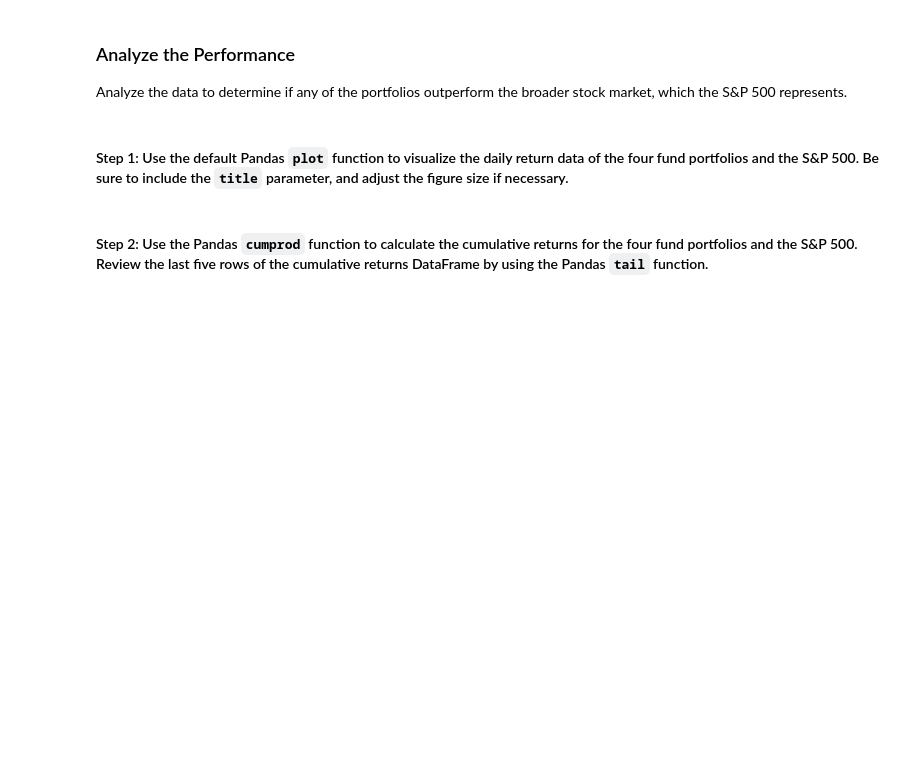
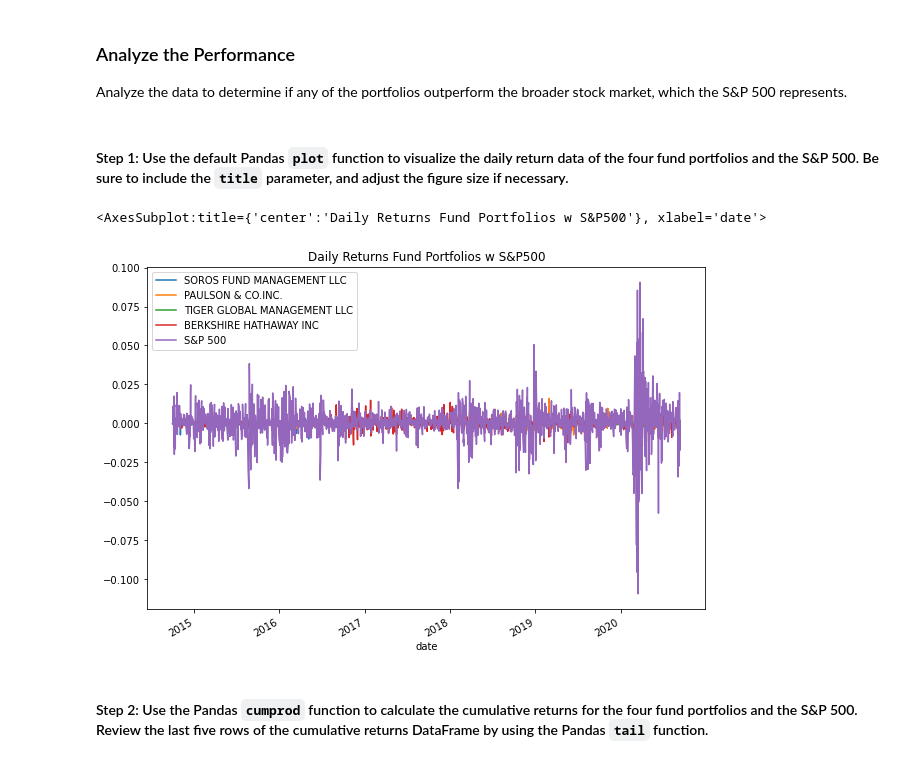
Before and after one commit to Tamkmo/Challenge4_risk_return, a Jupyter notebook: Starter_Code/risk_return_analysis.ipynb, the cells around one changed output. Cells and saved outputs as stored; diff of their text form; code cells hidden in the pictures; blank space fills up the shorter version.

```diff
--- a/Starter_Code/risk_return_analysis.ipynb
+++ b/Starter_Code/risk_return_analysis.ipynb
@@ -111,4 +109,11 @@ ImportError: cannot import name 'path' from 'pathlib' (/Users/tmorbiwala/opt/ana
 # %%
 # Import the data by reading in the CSV file and setting the DatetimeIndex
 # Review the first 5 rows of the DataFrame
-# YOUR CODE HERE
+risk_return_df = pd.read_csv(Path('./Resources/whale_navs.csv'),
+                            index_col='date', parse_dates=True, infer_datetime_format=True)
+
+display(risk_return_df.head(5))
+display(risk_return_df.tail(5))
+
+#check for null values in the dataset
+risk_return_df.isnull().sum()
@@ -118,4 +144,6 @@ ImportError: cannot import name 'path' from 'pathlib' (/Users/tmorbiwala/opt/ana
 # Prepare for the analysis by converting the dataframe of NAVs and prices to daily returns
 # Drop any rows with all missing values
 # Review the first five rows of the daily returns DataFrame.
-# YOUR CODE HERE
+daily_returns_df = risk_return_df.pct_change().dropna()
+
+daily_returns_df.head(5)
@@ -134,7 +170,10 @@ Analyze the data to determine if any of the portfolios outperform the broader st
 # %%
 # Plot the daily return data of the 4 funds and the S&P 500
 # Inclue a title parameter and adjust the figure size
-# YOUR CODE HERE
+daily_returns_df.plot(figsize =(10,7), title = "Daily Returns Fund Portfolios w S&P500")
+# %% [output]
+<AxesSubplot:title={'center':'Daily Returns Fund Portfolios w S&P500'}, xlabel='date'>
+[figure, added]
 # %% [markdown]
 #### Step 2: Use the Pandas `cumprod` function to calculate the cumulative returns for the four fund portfolios and the S&P 500. Review the last five rows of the cumulative returns DataFrame by using the Pandas `tail` function.
 # %%
```
Also changed, not shown: parts of 32 cells of this notebook, 1 other file.
